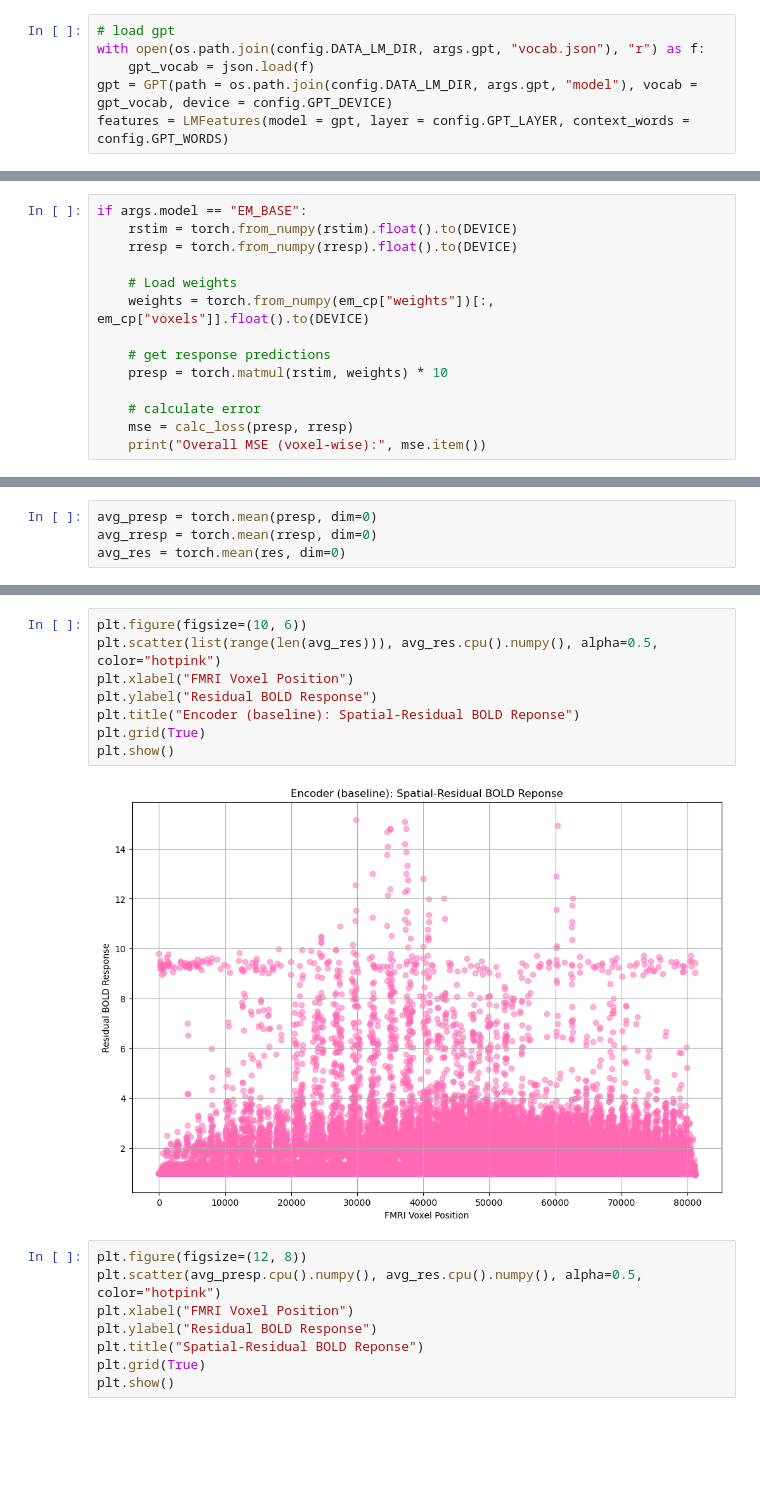
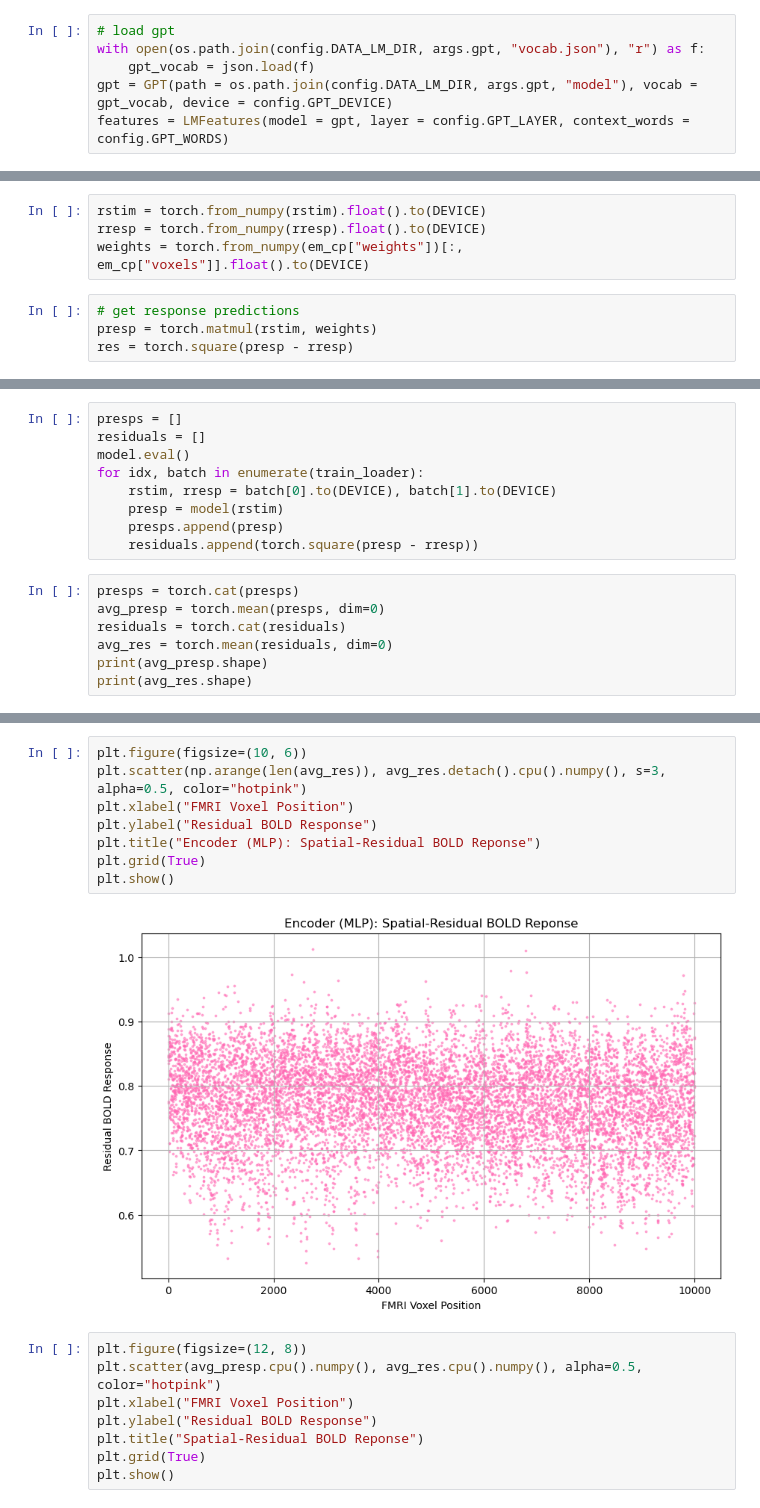
Before and after one commit to pranavchitale/Thought2Text, a Jupyter notebook: semantic-decoding/decoding/eval_encoders_test.ipynb, the cells around one changed output, grey strips where cells are left out. Drawn from its saved outputs; the diff is of its cells as text; blank space fills up the shorter version.

```diff
--- a/semantic-decoding/decoding/eval_encoders_test.ipynb
+++ b/semantic-decoding/decoding/eval_encoders_test.ipynb
@@ -48,14 +50,8 @@ train_loader = torch.utils.data.DataLoader(train_dataset, batch_size=64, shuffle
 # %%
-if args.model == "EM_BASE":
-    rstim = torch.from_numpy(rstim).float().to(DEVICE)
-    rresp = torch.from_numpy(rresp).float().to(DEVICE)
-
-    # Load weights
-    weights = torch.from_numpy(em_cp["weights"])[:, em_cp["voxels"]].float().to(DEVICE)
-
-    # get response predictions
-    presp = torch.matmul(rstim, weights) * 10
-
-    # calculate error
-    mse = calc_loss(presp, rresp)
-    print("Overall MSE (voxel-wise):", mse.item())
+rstim = torch.from_numpy(rstim).float().to(DEVICE)
+rresp = torch.from_numpy(rresp).float().to(DEVICE)
+weights = torch.from_numpy(em_cp["weights"])[:, em_cp["voxels"]].float().to(DEVICE)
+# %%
+# get response predictions
+presp = torch.matmul(rstim, weights)
+res = torch.square(presp - rresp)
@@ -85,4 +84,16 @@ if args.model == "EM_MLP":
+# %%
+presps = []
+residuals = []
+model.eval()
+for idx, batch in enumerate(train_loader):
+    rstim, rresp = batch[0].to(DEVICE), batch[1].to(DEVICE)
+    presp = model(rstim)
+    presps.append(presp)
+    residuals.append(torch.square(presp - rresp))
 # %%
-avg_presp = torch.mean(presp, dim=0)
-avg_rresp = torch.mean(rresp, dim=0)
-avg_res = torch.mean(res, dim=0)
+presps = torch.cat(presps)
+avg_presp = torch.mean(presps, dim=0)
+residuals = torch.cat(residuals)
+avg_res = torch.mean(residuals, dim=0)
+print(avg_presp.shape)
+print(avg_res.shape)
@@ -89,13 +138,13 @@ avg_res = torch.mean(res, dim=0)
 # %%
 plt.figure(figsize=(10, 6))
-plt.scatter(list(range(len(avg_res))), avg_res.cpu().numpy(), alpha=0.5, color="hotpink")
+plt.scatter(np.arange(len(avg_res)), avg_res.detach().cpu().numpy(), s=3, alpha=0.5, color="hotpink")
 plt.xlabel("FMRI Voxel Position")
 plt.ylabel("Residual BOLD Response")
-plt.title("Encoder (baseline): Spatial-Residual BOLD Reponse")
+plt.title("Encoder (MLP): Spatial-Residual BOLD Reponse")
 plt.grid(True)
 plt.show()
 # %% [output]
-[figure, old version]
+[figure, new version]
 # %%
 plt.figure(figsize=(12, 8))
 plt.scatter(avg_presp.cpu().numpy(), avg_res.cpu().numpy(), alpha=0.5, color="hotpink")
```
Also changed, not shown: parts of 10 cells of this notebook, 4 other files.
